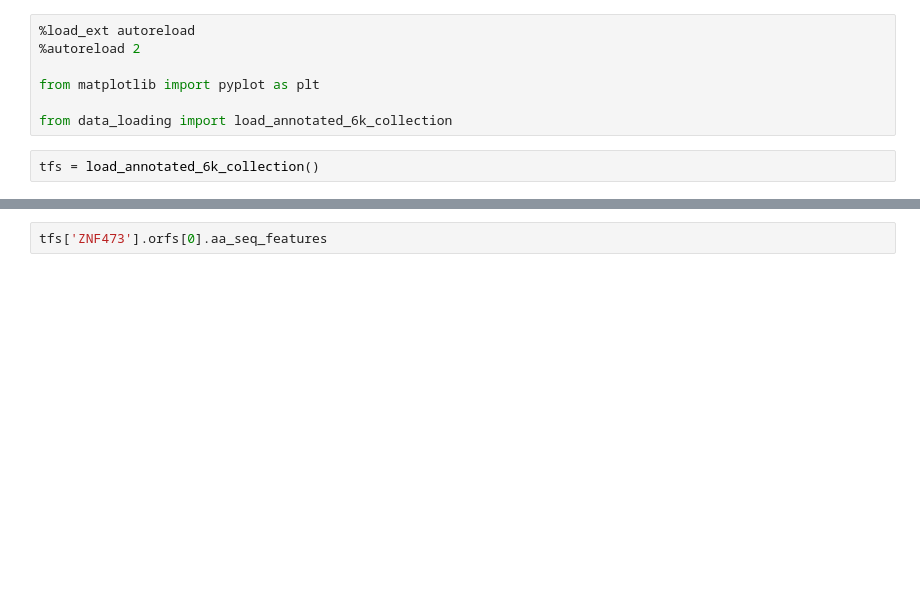
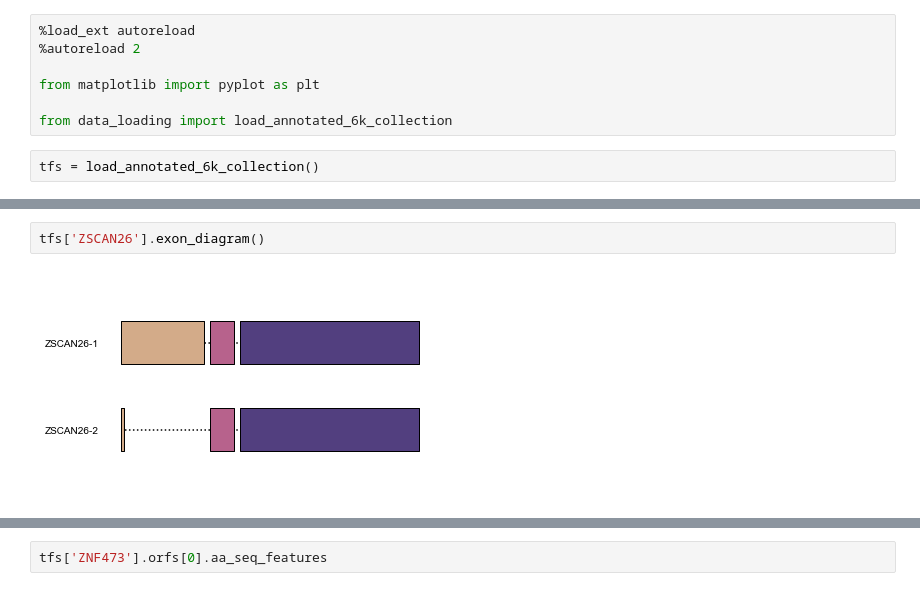
Before and after one commit to CCSB-DFCI/TF_isoforms_paper, a Jupyter notebook: analysis/i_integrative_analysis/protein_diagrams.ipynb, the cells around one changed output, grey strips where cells are left out. Saved outputs shown, nothing was run; the diff lists cells and outputs as text; blank space fills up the shorter version.

Commit message:
Updated input data and frameshift plots

```diff
--- a/analysis/i_integrative_analysis/protein_diagrams.ipynb
+++ b/analysis/i_integrative_analysis/protein_diagrams.ipynb
@@ -29,0 +38,4 @@ tfs['ATF2'].protein_diagram()
+# %%
+tfs['ZSCAN26'].exon_diagram()
+# %% [output]
+[figure, added]
```
Also changed, not shown: parts of 33 cells of this notebook, 3 other files.
